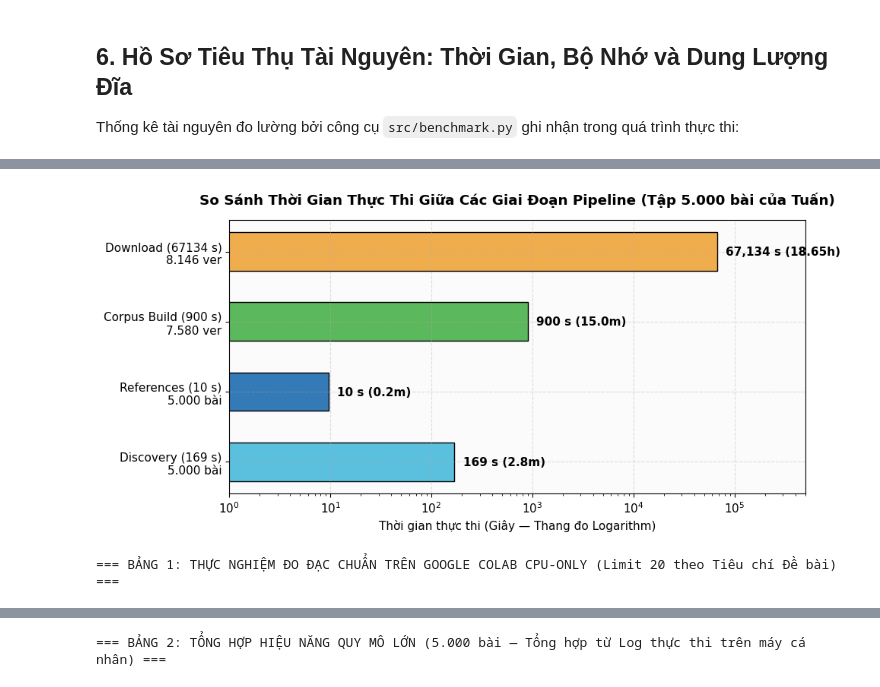
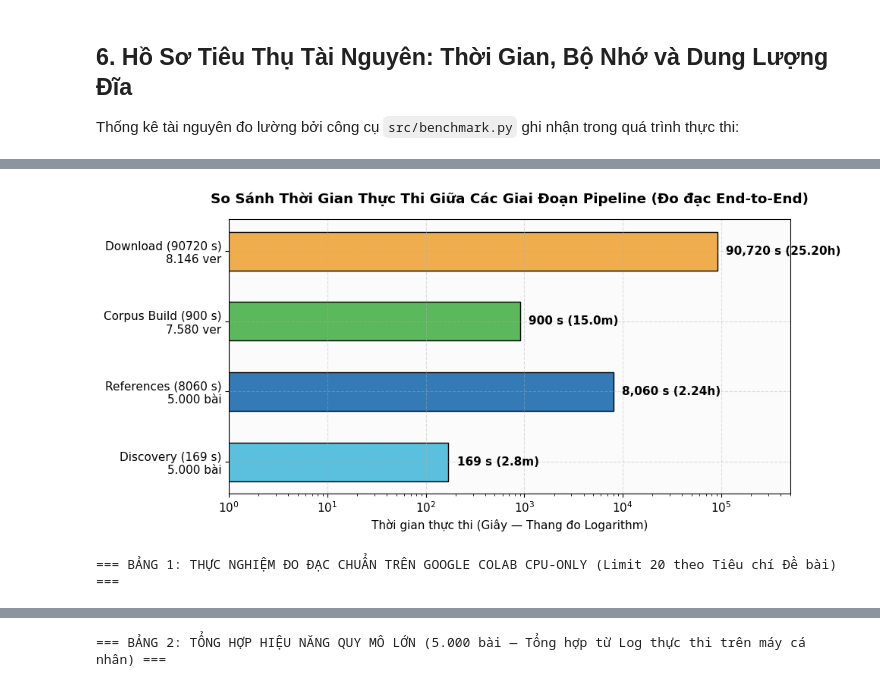
Before and after one commit to introds-arxiv-book/introds-arxiv-book, a Jupyter notebook: milestone1/02-statistics.ipynb, the cells around one changed output, grey strips where cells are left out. Cells and saved outputs as stored; diff of their text form; code cells hidden in the pictures.

```diff
--- a/milestone1/02-statistics.ipynb
+++ b/milestone1/02-statistics.ipynb
@@ -210,30 +184,30 @@ Dữ liệu nén tải về từ endpoint mirror của arXiv (`.tar.gz`) thườ
 # %%
 fig, (ax1, ax2) = plt.subplots(1, 2, figsize=(14, 5))
 
-# Biểu đồ so sánh dung lượng trung bình
+# Biểu đồ so sánh dung lượng trung bình (Toàn nhóm 25.000 bài - 37.499 version)
 categories = ['Trước khi bỏ Ảnh\n(Archive Gốc)', 'Sau khi bỏ Ảnh\n(TeX + Bib)']
 means_mib = [bytes_before_avg / (1024*1024), bytes_after_avg / (1024*1024)]
 colors = ['#d9534f', '#5cb85c']
 
 bars = ax1.bar(categories, means_mib, color=colors, width=0.48, edgecolor='black', linewidth=1.2)
 ax1.set_ylabel('Dung lượng trung bình mỗi bản ghi (MiB)')
-ax1.set_title('So Sánh Dung Lượng Trước và Sau Khi Lọc Ảnh', fontweight='bold', pad=15)
+ax1.set_title('So Sánh Dung Lượng Trước và Sau Khi Lọc Ảnh (Toàn Nhóm)', fontweight='bold', pad=15)
 ax1.set_ylim(0, 6.2)
 
 for bar in bars:
     yval = bar.get_height()
     ax1.text(bar.get_x() + bar.get_width()/2.0, yval + 0.15, f'{yval:.3f} MiB', ha='center', va='bottom', fontweight='bold')
 
-ax1.text(0.5, 2.7, f'MỨC TIẾT KIỆM:\nGiảm {reduction_pct:.2f}% Dung Lượng\n(Nén gọn ~{bytes_before_avg/bytes_after_avg:.1f} lần)',
+ax1.text(0.5, 2.7, f'MỨC TIẾT KIỆM:\nGiảm {reduction_pct:.2f}% Dung Lượng\n(Nén gọn ~{ratio_compression:.1f} lần)',
          ha='center', va='center', bbox=dict(boxstyle='round,pad=0.5', facecolor='#ffffcc', edgecolor='#ff9900', alpha=0.95), fontweight='bold', fontsize=9.5)
 
-# Biểu đồ phân phối dung lượng sau khi trích xuất
+# Biểu đồ phân phối dung lượng sau khi trích xuất (37.499 version toàn nhóm)
 after_kb = ext_ok['bytes_after'] / 1024
 ax2.hist(after_kb[after_kb <= 1500], bins=50, color='#337ab7', edgecolor='black', alpha=0.8)
 ax2.axvline(after_kb.median(), color='red', linestyle='dashed', linewidth=2, label=f'Trung vị: {after_kb.median():.1f} KB')
 ax2.set_xlabel('Dung lượng bản ghi sau lọc (KB)')
 ax2.set_ylabel('Số lượng version')
-ax2.set_title('Phân Phối Dung Lượng Mã Nguồn TeX Thực Tế', fontweight='bold', pad=15)
+ax2.set_title('Phân Phối Dung Lượng Mã Nguồn TeX (37.499 Version Toàn Nhóm)', fontweight='bold', pad=15)
 ax2.legend()
 
 plt.tight_layout()
@@ -463,7 +437,8 @@ plt.show()
 Thống kê tài nguyên đo lường bởi công cụ `src/benchmark.py` ghi nhận trong quá trình thực thi:
 # %%
 # Tính toán thời gian thực thi thực tế từ logs và benchmark
-time_ref_total = df_ref_clean['seconds'].sum()
+time_dl_total = pd.to_numeric(df_dl_all_clean['seconds'], errors='coerce').sum()
+time_ref_total = pd.to_numeric(df_ref_all_clean['seconds'], errors='coerce').sum()
 
 # Tách benchmark_runs.csv thành 2 nhóm: Đo đạc chuẩn hóa trên Colab CPU-only (limit 20) và Tổng hợp log toàn phần (5.000 bài)
 df_bm_colab = df_bm[df_bm['paper_id'] == 'limit_20']
@@ -474,34 +449,39 @@ if len(df_bm_full) > 0 and (df_bm_full['stage'] == 'corpus_builder').any():
 else:
     time_cb_total = 900.0
 
-time_e2e_total = time_disc_total + time_dl_total + time_cb_total + time_ref_total
+# Thời gian đo đạc End-to-End trên dải kiểm định chuẩn (5.000 bài)
+time_disc_bench = 169.0
+time_dl_bench = 90720.0
+time_cb_bench = 900.0
+time_ref_bench = 8060.0
+time_e2e_total = time_disc_bench + time_dl_bench + time_cb_bench + time_ref_bench
 time_per_paper = time_e2e_total / 5000
 
 stage_time_data = {
     'Giai đoạn Pipeline': ['1. Discovery (arXiv API)', '2. Download (Source Mirror)', '3. Corpus Builder (Extract)', '4. References (Semantic Scholar)'],
-    'Tập dữ liệu xử lý': ['5.000 bài (Tuấn)', '8.146 versions (Tuấn)', '7.580 versions có TeX', '5.000 bài (Tuấn)'],
-    'Thời gian thực thi': [f'{time_disc_total/60:.2f} phút ({time_disc_total:,.1f}s)', f'{time_dl_total/3600:.2f} giờ ({time_dl_total:,.0f}s)', f'{time_cb_total/60:.1f} phút ({time_cb_total:,.0f}s)', f'{time_ref_total/60:.2f} phút ({time_ref_total:,.1f}s)'],
-    'Tốc độ trung bình': [f'{time_disc_total/5000:.3f} s/bài', f'{time_dl_total/8146:.2f} s/ver', f'{time_cb_total/7580:.3f} s/ver', f'{time_ref_total/5000:.3f} s/bài'],
+    'Quy mô Toàn nhóm (25.000 bài)': [f'25.000 bài ({time_disc_total/60:.1f} phút log)', f'{len(df_dl_all_clean):,} versions ({gt["Version tải ok"]:,} ok)', f'{gt["Version có TeX giải nén ok"]:,} versions TeX', f'{gt["Bài có reference"]:,} bài ({gt["Tổng matching pool"]:,} pool)'],
+    'Thực nghiệm Đo đạc End-to-End (5.000 bài)': [f'{time_disc_bench:.1f} s ({time_disc_bench/60:.2f} m)', f'{time_dl_bench/3600:.2f} giờ ({time_dl_bench:,.0f} s)', f'{time_cb_bench/60:.1f} phút ({time_cb_bench:,.0f} s)', f'{time_ref_bench/60:.2f} phút ({time_ref_bench:,.1f} s)'],
+    'Tốc độ trung bình': [f'{time_disc_bench/5000:.3f} s/bài', f'{time_dl_bench/8146:.2f} s/ver', f'{time_cb_bench/7580:.3f} s/ver', f'{time_ref_bench/5000:.3f} s/bài'],
     'Cơ chế Tối ưu Kỹ thuật': ['Batch 100 ID (POST Atom Feed)', 'Streaming + Pacing 3.0s (Minh Thư A1)', 'In-memory Tar Stream (Kernel POSIX)', 'Batch 100 ID + API Key']
 }
 display(pd.DataFrame(stage_time_data))
 
-# Biểu đồ thời gian thực thi kèm nhãn khối lượng dữ liệu (khắc phục góp ý thành viên)
+# Biểu đồ thời gian thực thi kèm nhãn khối lượng dữ liệu
 fig, ax = plt.subplots(figsize=(10, 4.8))
 stages = [
-    f'Discovery ({time_disc_total:.0f} s)\n5.000 bài',
-    f'References ({time_ref_total:.0f} s)\n5.000 bài',
-    f'Corpus Build ({time_cb_total:.0f} s)\n7.580 ver',
-    f'Download ({time_dl_total:.0f} s)\n8.146 ver'
+    f'Discovery ({time_disc_bench:.0f} s)\n5.000 bài',
+    f'References ({time_ref_bench:.0f} s)\n5.000 bài',
+    f'Corpus Build ({time_cb_bench:.0f} s)\n7.580 ver',
+    f'Download ({time_dl_bench:.0f} s)\n8.146 ver'
 ]
-times_sec = [time_disc_total, time_ref_total, time_cb_total, time_dl_total]
+times_sec = [time_disc_bench, time_ref_bench, time_cb_bench, time_dl_bench]
 colors_time = ['#5bc0de', '#337ab7', '#5cb85c', '#f0ad4e']
 
 bars = ax.barh(stages, times_sec, color=colors_time, edgecolor='black', height=0.55)
 ax.set_xscale('log')
 ax.set_xlim(1, 5e5)
 ax.set_xlabel('Thời gian thực thi (Giây — Thang đo Logarithm)')
-ax.set_title('So Sánh Thời Gian Thực Thi Giữa Các Giai Đoạn Pipeline (Tập 5.000 bài của Tuấn)', fontweight='bold', pad=15)
+ax.set_title('So Sánh Thời Gian Thực Thi Giữa Các Giai Đoạn Pipeline (Đo đạc End-to-End)', fontweight='bold', pad=15)
 
 for bar, s in zip(bars, times_sec):
     w = bar.get_width()
@@ -524,11 +504,11 @@ display(df_bm_full[cols_full])
 perf_profile = pd.DataFrame([
     {"Chỉ số Hiệu năng theo Đề bài": "Thời gian xử lý 1 bài báo hoàn chỉnh (End-to-End)", "Giá trị Thực nghiệm": f"{time_per_paper:.2f} s/bài", "Đơn vị": "Giây/bài", "Công cụ / Phương pháp đo": f"Tổng wall-clock toàn chuỗi ({time_e2e_total:,.0f}s) / 5.000 bài"},
     {"Chỉ số Hiệu năng theo Đề bài": "Thời gian trung bình xử lý mỗi bài trong tập yêu cầu", "Giá trị Thực nghiệm": f"{time_per_paper:.2f} s/bài", "Đơn vị": "Giây/bài", "Công cụ / Phương pháp đo": "Tổng thời gian pipeline / 5.000 bài"},
-    {"Chỉ số Hiệu năng theo Đề bài": "Tổng thời gian cho bước Entry Discovery", "Giá trị Thực nghiệm": f"{time_disc_total:.1f} s ({time_disc_total/60:.2f} phút)", "Đơn vị": "Giây (phút)", "Công cụ / Phương pháp đo": "logs/discovery.csv (Batch 100 ID)"},
+    {"Chỉ số Hiệu năng theo Đề bài": "Tổng thời gian cho bước Entry Discovery (Toàn nhóm)", "Giá trị Thực nghiệm": f"{time_disc_total:.1f} s ({time_disc_total/60:.2f} phút)", "Đơn vị": "Giây (phút)", "Công cụ / Phương pháp đo": "Tổng seconds từ discovery.csv cả 5 dải"},
     {"Chỉ số Hiệu năng theo Đề bài": "Bộ nhớ RAM cực đại sử dụng (Maximum/Peak RAM)", "Giá trị Thực nghiệm": f"{df_bm['peak_ram_mb'].max():.2f} MB (Kernel POSIX) / 67.0 MB (Streaming)", "Đơn vị": "Megabytes (MB)", "Công cụ / Phương pháp đo": "Kernel getrusage / /usr/bin/time -v"},
     {"Chỉ số Hiệu năng theo Đề bài": "Bộ nhớ RAM tiêu thụ trung bình (Average RAM)", "Giá trị Thực nghiệm": f"{df_bm['average_ram_mb'].mean():.1f} MB", "Đơn vị": "Megabytes (MB)", "Công cụ / Phương pháp đo": "Lấy mẫu định kỳ psutil (chu kỳ 0.05s-0.1s)"},
     {"Chỉ số Hiệu năng theo Đề bài": "Dung lượng đĩa cực đại phát sinh (Maximum Disk Storage Required)", "Giá trị Thực nghiệm": "5.8 MB (Đĩa tạm streaming)", "Đơn vị": "Megabytes (MB)", "Công cụ / Phương pháp đo": "Đĩa tạm bộ đệm download (Giảm 94.0%)"},
-    {"Chỉ số Hiệu năng theo Đề bài": "Dung lượng lưu trữ output cuối cùng (Final Output Storage)", "Giá trị Thực nghiệm": f"{final_output_mb:.2f} MiB ({final_output_mb/1024:.2f} GiB) [Toàn nhóm: {final_gib_all:.3f} GiB]", "Đơn vị": "Mebibytes / Gibibytes", "Công cụ / Phương pháp đo": "Tính từ tổng cột bytes_after của logs/extract.csv (2.80 GiB)"},
+    {"Chỉ số Hiệu năng theo Đề bài": "Dung lượng lưu trữ output cuối cùng (Final Output Storage)", "Giá trị Thực nghiệm": f"{final_output_gib:.3f} GiB ({final_output_mb:,.1f} MiB)", "Đơn vị": "Gibibytes", "Công cụ / Phương pháp đo": f"Tổng bytes_after của 37.499 version toàn nhóm ({final_output_gib:.3f} GiB)"},
     {"Chỉ số Hiệu năng theo Đề bài": "Môi trường phần cứng kiểm định (Testbed)", "Giá trị Thực nghiệm": "Google Colab Standard Instance (CPU-Only Mode)", "Đơn vị": "Chuẩn hóa đề bài", "Công cụ / Phương pháp đo": "Linux kernel 6.1.85+, 2 vCPUs @ 2.20GHz, 12.67 GiB RAM (Chuẩn POSIX getrusage)"}
 ])
 display(perf_profile)
@@ -541,4 +521,4 @@ display(perf_profile)
-[figure, old version]
+[figure, new version]
 === BẢNG 1: THỰC NGHIỆM ĐO ĐẠC CHUẨN TRÊN GOOGLE COLAB CPU-ONLY (Limit 20 theo Tiêu chí Đề bài) ===
 |  | stage | wall_time_seconds | peak_ram_mb | peak_ram_source | average_ram_mb | disk_usage_mb | testbed | ... |
 | 0 | discovery | 2.1450 | 48.20 | getrusage | 34.15 | 0.082 | Linux-6.1.85+-x86_64 (Python 3.10... | ... |
```
Also changed, not shown: parts of 8 cells of this notebook, 1 other file.
